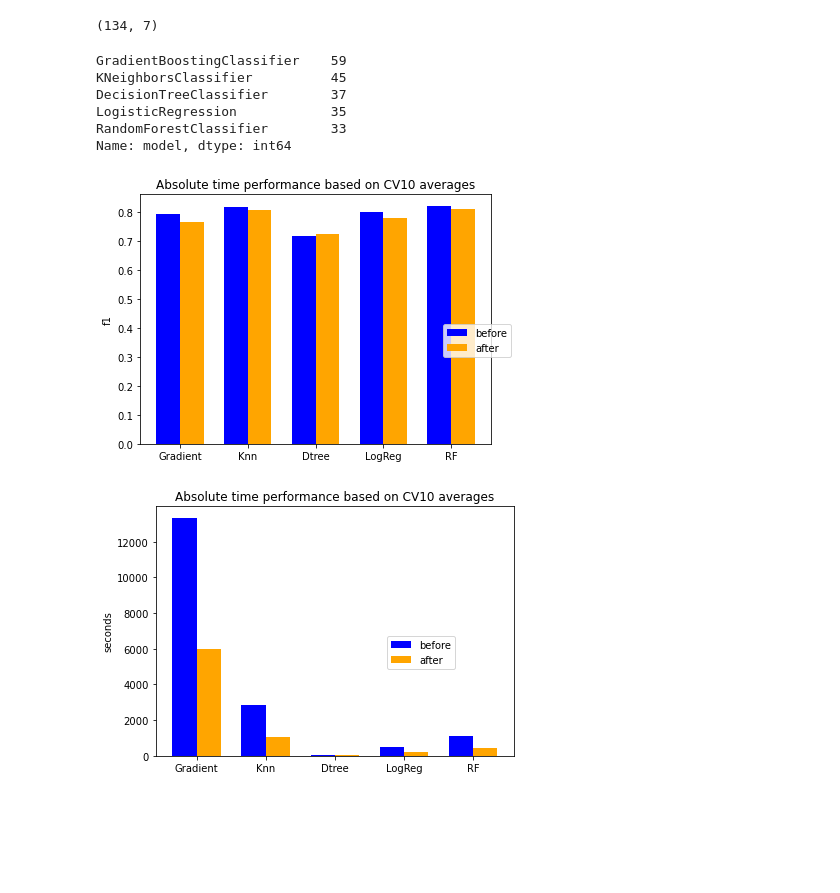
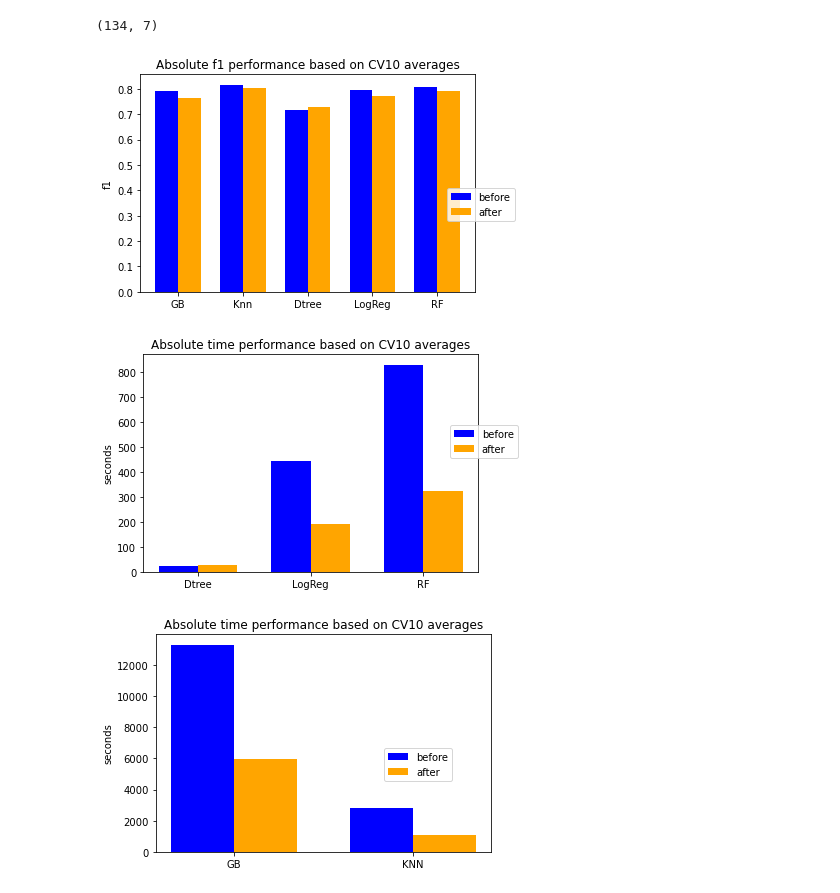
Before and after one commit to ernestvmo/feature_selection, a Jupyter notebook: results.ipynb, the cells around one changed output. Drawn from its saved outputs; the diff is of its cells as text; code cells hidden in the pictures; blank space fills up the shorter version.

Commit message:
update results notebook

```diff
--- a/results.ipynb
+++ b/results.ipynb
@@ -11,7 +11,7 @@ import json
 image_folder = "./resultImages"
 # %%
 df = []
-dir_name = 'res2'
+dir_name = 'res'
 
 for file in os.listdir(dir_name):
     with open(os.path.join(dir_name, file), 'r') as f:
@@ -20,7 +20,7 @@ for file in os.listdir(dir_name):
 df = pd.DataFrame(df)
 print(df.shape)
 df.head()
-df.to_csv("res4.csv")
+df.to_csv("res_df.csv")
 # %% [output]
 (134, 7)
 # %%
@@ -89,9 +89,8 @@ def statistical_performance(row, time=False):
 # %%
 # Process dataframe for right values
 
-results = pd.read_csv("res_df.csv", index_col=False)
-results2 = pd.read_csv("res3.csv", index_col=False)
-results = pd.concat([results, results2])
+# results = pd.read_csv("res_df.csv", index_col=False)
+results = df
 
 results = results[results.model != "SVC"] # Contains NaN
 print(results["model"].value_counts())
@@ -116,10 +115,3 @@ knn = results[results.model == "KNeighborsClassifier"]
 Dtree = results[results.model == "DecisionTreeClassifier"]
 LogReg = results[results.model == "LogisticRegression"]
 RF = results[results.model == "RandomForestClassifier"]
-# %% [output]
-GradientBoostingClassifier    59
-KNeighborsClassifier          45
-DecisionTreeClassifier        37
-LogisticRegression            35
-RandomForestClassifier        33
-Name: model, dtype: int64
@@ -139,33 +142,39 @@ Dtree_means = getMeans(Dtree)
 LogReg_means = getMeans(LogReg)
 RF_means = getMeans(RF)
 # %%
-def plot_before_after(before, after, ylabel):
-    labels = ["Gradient", "Knn", "Dtree", "LogReg", "RF"]
+def plot_before_after(labels, before, after, ylabel, title):
     x = np.arange(len(labels))
     width = 0.35
     fig, ax = plt.subplots()
     rects1 = ax.bar(x - width/2, before, width, label='before', color="blue")
     rects2 = ax.bar(x + width/2, after, width, label='after', color="orange")
 
     ax.set_ylabel(ylabel)
     ax.set_xticks(x)
     ax.set_xticklabels(labels)
-    ax.legend(bbox_to_anchor=(0.85,0.5))
+    ax.legend(bbox_to_anchor=(0.90,0.5))
     # ax.bar_label(rects1, padding=3)
     # ax.bar_label(rects2, padding=3)
-    fig.tight_layout()
-    plt.title("Absolute time performance based on CV10 averages")
-    plt.savefig(image_folder + "/absolute_" + ylabel + ".png")
+    # fig.tight_layout()
+    plt.title(f"Absolute {title} performance based on CV10 averages")
+    plt.savefig(image_folder + "/absolute_" + ylabel + ".pdf")
     plt.show()
 
-plot_before_after([gradient_means[0], knn_means[0], Dtree_means[0], LogReg_means[0], RF_means[0]],
-                    [gradient_means[1], knn_means[1], Dtree_means[1], LogReg_means[1], RF_means[1]], "f1")
+plot_before_after(["GB", "Knn", "Dtree", "LogReg", "RF"],
+                    [gradient_means[0], knn_means[0], Dtree_means[0], LogReg_means[0], RF_means[0]],
+                    [gradient_means[1], knn_means[1], Dtree_means[1], LogReg_means[1], RF_means[1]], "f1", "f1")
 
-plot_before_after([gradient_means[2], knn_means[2], Dtree_means[2], LogReg_means[2], RF_means[2]],
-                    [gradient_means[3], knn_means[3], Dtree_means[3], LogReg_means[3], RF_means[3]], "seconds")
+plot_before_after(["Dtree", "LogReg", "RF"],
+                    [Dtree_means[2], LogReg_means[2], RF_means[2]],
+                    [Dtree_means[3], LogReg_means[3], RF_means[3]], "seconds", "time")
+
+plot_before_after(["GB", "KNN"],
+                    [gradient_means[2], knn_means[2]],
+                    [gradient_means[3], knn_means[3]], "seconds", "time")
 # %% [output]
-[figure, old version]
+[figure, new version]
-[figure, old version]
+[figure, new version]
+[figure, added]
 # %%
 # Retrieving values for the statistical tests of each algorithm
 # Better = feature selection is better
```
Also changed, not shown: parts of 2 cells of this notebook.
